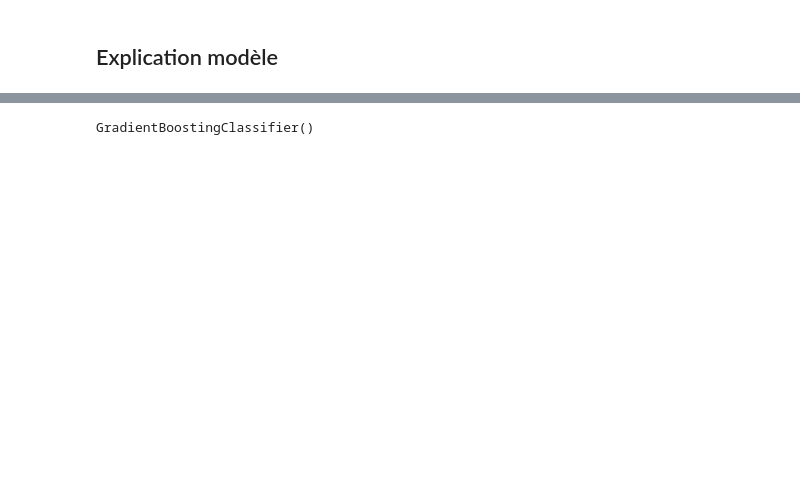
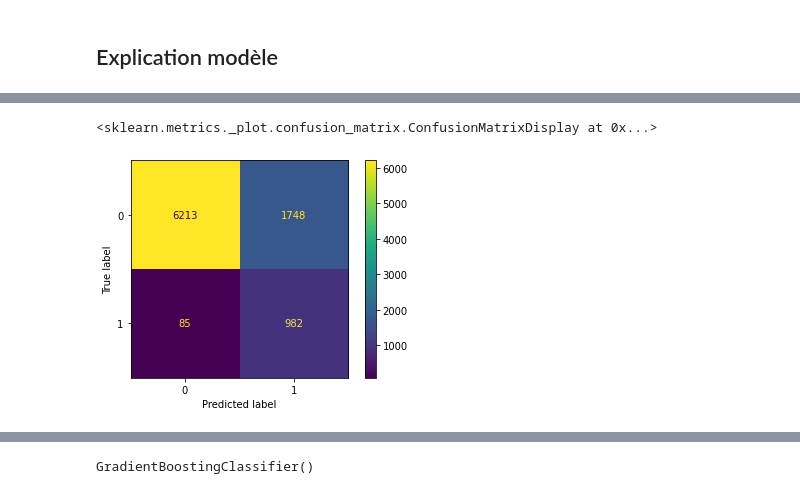
Before and after one commit to emilio-desousa/product_subscription, a Jupyter notebook: notebooks/Gridsearch.ipynb, the cells around one changed output, grey strips where cells are left out. Saved outputs shown, nothing was run; the diff lists cells and outputs as text; code cells hidden in the pictures; blank space fills up the shorter version.

```diff
--- a/notebooks/Gridsearch.ipynb
+++ b/notebooks/Gridsearch.ipynb
@@ -435,4 +435,26 @@ print(classification_report(y_true, y_pred))
 weighted avg       0.92      0.87      0.89      9028
 # %% [markdown]
 ## XGBoost Classifier
+# %%
+def grid_search_wrapper(refit_score='precision_score'):
+    """
+    fits a GridSearchCV classifier using refit_score for optimization
+    prints classifier performance metrics
+    """
+    skf = StratifiedKFold(n_splits=5)
+    grid_search = GridSearchCV(clf, param_grid, scoring=scorers, refit=refit_score,
+                           cv=skf, return_train_score=True, n_jobs=-1)
+    grid_search.fit(X_train_resampled, y_train_resampled)
+
+    # make the predictions
+    y_pred = grid_search.predict(X_test)
+
+    print('Best params for {}'.format(refit_score))
+    print(grid_search.best_params_)
+
+    # confusion matrix on the test data.
+    print('\nConfusion matrix of Random Forest optimized for {} on the test data:'.format(refit_score))
+    print(pd.DataFrame(confusion_matrix(y_test, y_pred),
+                 columns=['pred_neg', 'pred_pos'], index=['neg', 'pos']))
+    return grid_search
 # %%
@@ -486,0 +530,5 @@ weighted avg       0.92      0.89      0.90      9028
+# %%
+plot_confusion_matrix(grid_search_clf,X_test, y_test)
+# %% [output]
+<sklearn.metrics._plot.confusion_matrix.ConfusionMatrixDisplay at 0x...>
+[figure, added]
```
Also changed, not shown: parts of 17 cells of this notebook, 2 other files.
